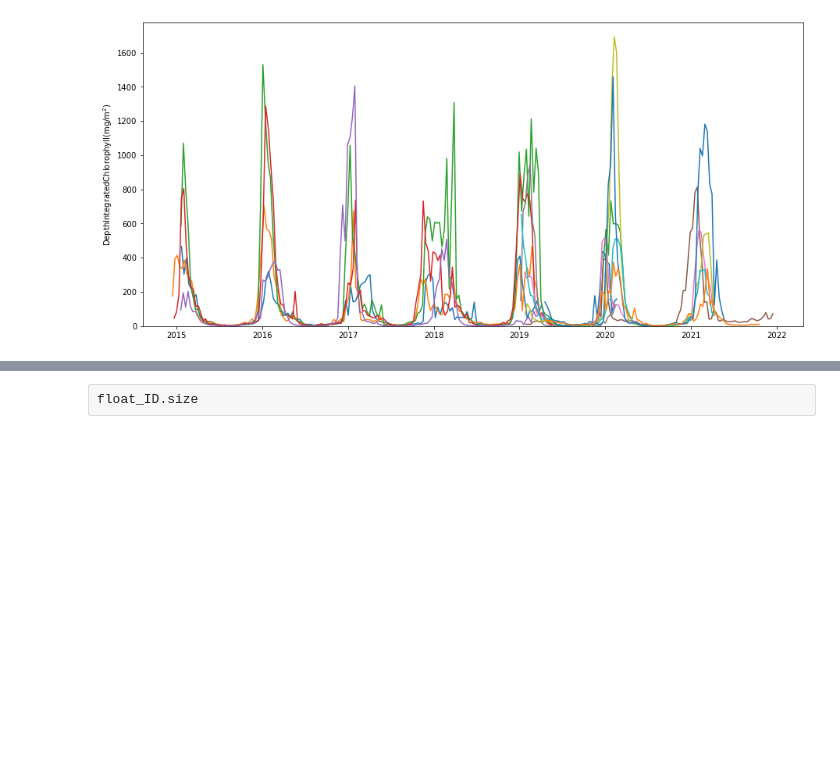
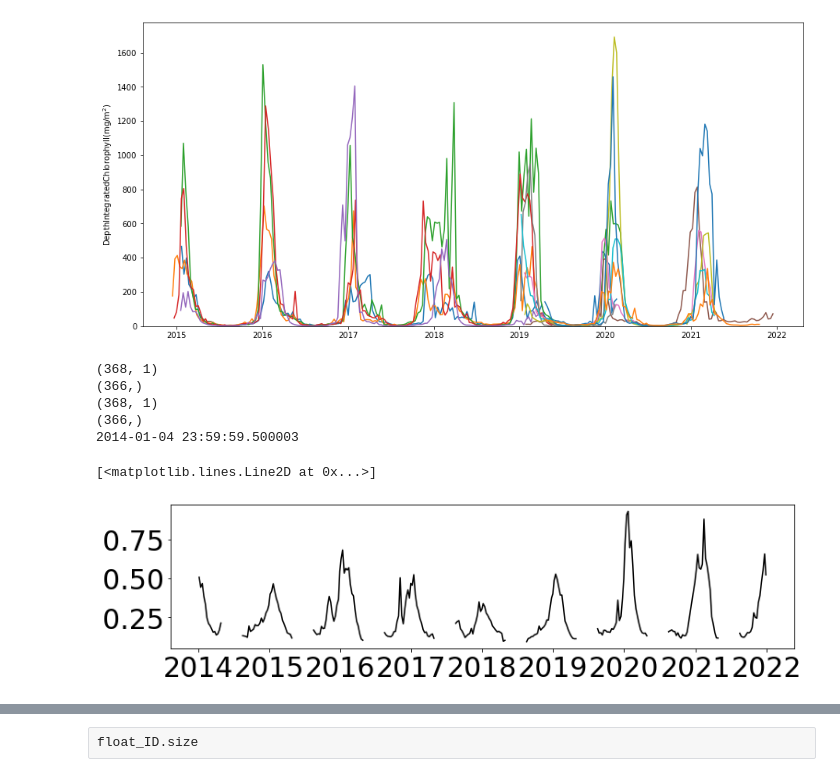
Before and after one commit to ClaraCDouglas/net_community_production, a Jupyter notebook: notebooks/Satellite_float_Matchup.ipynb, the cells around one changed output, grey strips where cells are left out. Cells and saved outputs as stored; diff of their text form; code cells hidden in the pictures; blank space fills up the shorter version.

```diff
--- a/notebooks/Satellite_float_Matchup.ipynb
+++ b/notebooks/Satellite_float_Matchup.ipynb
@@ -623,3 +466,33 @@ ax0.set_ylabel('$\mathregular {Depth Integrated Chlorophyll (mg/m^2)}$')
 # %% [output]
 Text(0, 0.5, '$\\mathregular {Depth Integrated Chlorophyll (mg/m^2)}$')
 [figure]
+# %%
+Chl_WG=pd.read_csv('../data/processed/chl_data.csv',header=None).values
+print(Chl_WG.shape)
+#DailyNPP[np.isnan(DailyNPP)]=0
+Chl_WG_cut1=Chl_WG[0:319]
+Chl_WG_cut2=Chl_WG[321:]
+Chl_WG_cut=np.append(Chl_WG_cut1,Chl_WG_cut2)
+print(Chl_WG_cut.shape)
+
+Chl_dates=pd.read_csv('../data/processed/chl_datenum.csv',header=None).values
+#Chl_dates=np.array(Chl_dates)
+print(Chl_dates.shape)
+#display(DailyNPP_dates)
+#print(range(len(DailyNPP_dates)))
+print(datezz.shape)
+print(datezz[0])
+# %% [output]
+(368, 1)
+(366,)
+(368, 1)
+(366,)
+2014-01-04 23:59:59.500003
+# %%
+fig = plt.figure(figsize = (20,8))
+ax0 = fig.add_axes([0.07,0.35,0.47,0.27])
+#ax0.plot(Chl_dates,Chl_WG[:,0], c='black')
+ax0.plot(datezz,Chl_WG_cut[:], c='black')
+# %% [output]
+[<matplotlib.lines.Line2D at 0x...>]
+[figure, added]
```
Also changed, not shown: parts of 10 cells of this notebook, 6 other files.
